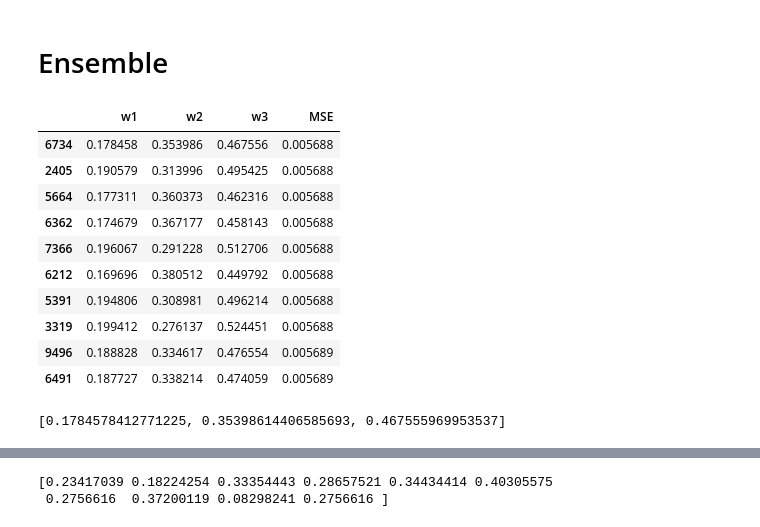
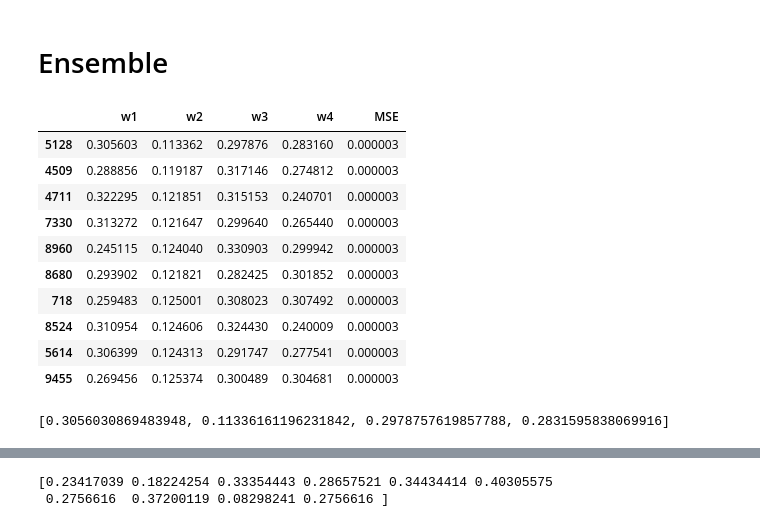
Before and after one commit to kimsunghun00/k-forest, a Jupyter notebook: K-Forest.ipynb, the cells around one changed output, grey strips where cells are left out. Drawn from its saved outputs; the diff is of its cells as text; code cells hidden in the pictures.

```diff
--- a/K-Forest.ipynb
+++ b/K-Forest.ipynb
@@ -282,6 +256,6 @@ array([[0.61430423, 0.38370847, 0.5928144 ],
 from sklearn.preprocessing import OrdinalEncoder
 
 ordinal_encoder = OrdinalEncoder()
-ordinal = ordinal_encoder.fit_transform(data.loc[:, ['시도/청' , '재배채취', '품목 대분류', '품목 중분류', '품목 소분류']])
+ordinal = ordinal_encoder.fit_transform(data.loc[:, ['시군구/관리소', '재배채취', '재배기준', '품목 대분류', '품목 중분류', '품목 소분류']])
 ordinal_encoder.categories_
 # %% [output]
@@ -336,5 +314,5 @@ print(onehot.toarray().shape)
 # %%
-numeric_data_df = pd.DataFrame(scaled[:, 0:2], columns=['재배면적', '환산면적'])
+numeric_data_df = pd.DataFrame(scaled[:, 1], columns=['환산면적'])
 onehot_data_df = pd.DataFrame(onehot.toarray())
 
 X_data_df = pd.concat([numeric_data_df , onehot_data_df], axis=1)
@@ -356,6 +334,6 @@ X_data_df
 # %%
 X_data = np.array(X_data_df)
-y_data = np.array(scaled[:, 2])
+y_data = np.array(scaled[:, 1])
 
 print(X_data.shape, y_data.shape)
 # %% [output]
@@ -574,34 +553,34 @@ class EnsembleRegressor:
             mse_ = mean_squared_error(y_test, prediction)
             mse.append(mse_)
 
-        result = pd.DataFrame(weights, columns=['w1', 'w2', 'w3'])
+        result = pd.DataFrame(weights, columns=['w1', 'w2', 'w3', 'w4'])
         result['MSE'] = mse
 
         return result.sort_values('MSE', ascending=True)
 # %%
-models = {'RandomForest' : rf,
+models = {'DecisionTree' : dt, 'RandomForest' : rf,
           'XGBOOST': xgb_reg, 'LightGBM' : lgb_reg}
 
 ensemble = EnsembleRegressor(models, weights=None)
 result = ensemble.random_search(X_test, y_test, 10000)
 result.head(10)
 # %% [output]
-|  | w1 | w2 | w3 | MSE |
-| 6734 | 0.178458 | 0.353986 | 0.467556 | 0.005688 |
-| 2405 | 0.190579 | 0.313996 | 0.495425 | 0.005688 |
-| 5664 | 0.177311 | 0.360373 | 0.462316 | 0.005688 |
-| 6362 | 0.174679 | 0.367177 | 0.458143 | 0.005688 |
-| 7366 | 0.196067 | 0.291228 | 0.512706 | 0.005688 |
-| 6212 | 0.169696 | 0.380512 | 0.449792 | 0.005688 |
-| 5391 | 0.194806 | 0.308981 | 0.496214 | 0.005688 |
-| 3319 | 0.199412 | 0.276137 | 0.524451 | 0.005688 |
-| 9496 | 0.188828 | 0.334617 | 0.476554 | 0.005689 |
-| 6491 | 0.187727 | 0.338214 | 0.474059 | 0.005689 |
+|  | w1 | w2 | w3 | w4 | MSE |
+| 5128 | 0.305603 | 0.113362 | 0.297876 | 0.283160 | 0.000003 |
+| 4509 | 0.288856 | 0.119187 | 0.317146 | 0.274812 | 0.000003 |
+| 4711 | 0.322295 | 0.121851 | 0.315153 | 0.240701 | 0.000003 |
+| 7330 | 0.313272 | 0.121647 | 0.299640 | 0.265440 | 0.000003 |
+| 8960 | 0.245115 | 0.124040 | 0.330903 | 0.299942 | 0.000003 |
+| 8680 | 0.293902 | 0.121821 | 0.282425 | 0.301852 | 0.000003 |
+| 718 | 0.259483 | 0.125001 | 0.308023 | 0.307492 | 0.000003 |
+| 8524 | 0.310954 | 0.124606 | 0.324430 | 0.240009 | 0.000003 |
+| 5614 | 0.306399 | 0.124313 | 0.291747 | 0.277541 | 0.000003 |
+| 9455 | 0.269456 | 0.125374 | 0.300489 | 0.304681 | 0.000003 |
 # %%
-optimal_weight = result.iloc[0,:3].tolist()
+optimal_weight = result.iloc[0,:4].tolist()
 print(optimal_weight)
 # %% [output]
-[0.1784578412771225, 0.35398614406585693, 0.467555969953537]
+[0.3056030869483948, 0.11336161196231842, 0.2978757619857788, 0.2831595838069916]
 # %%
 ensemble = EnsembleRegressor(models, weights=optimal_weight)
 
```
Also changed, not shown: parts of 35 cells of this notebook.
